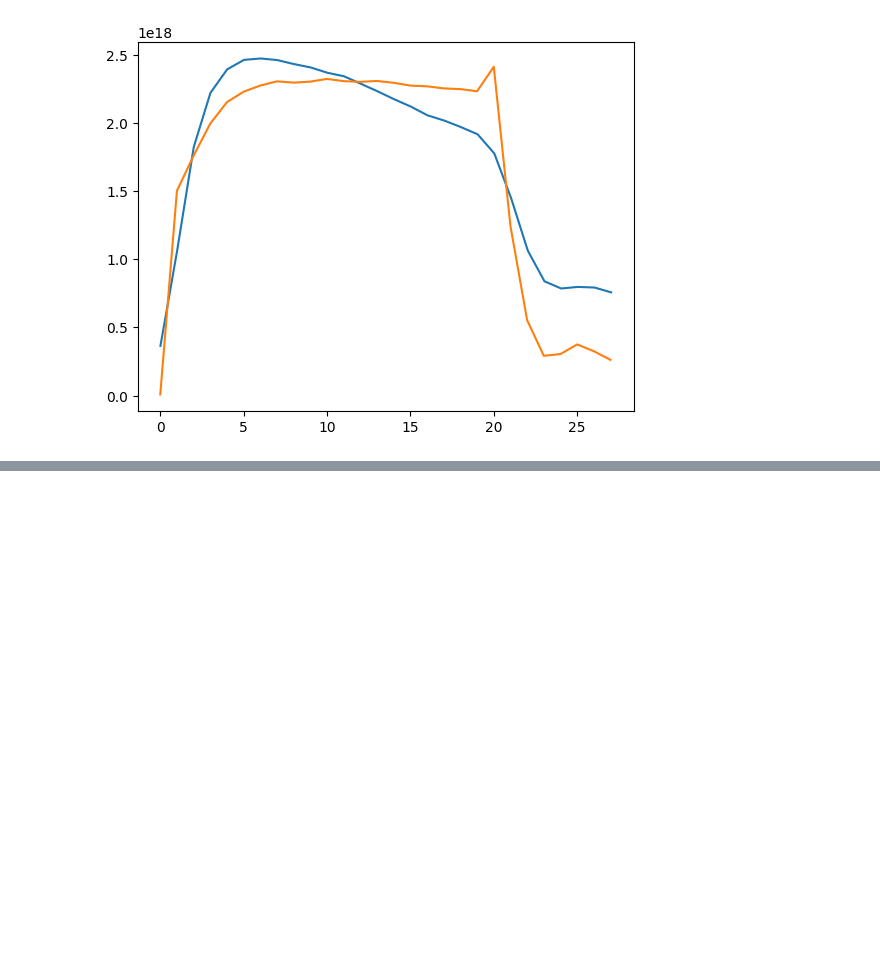
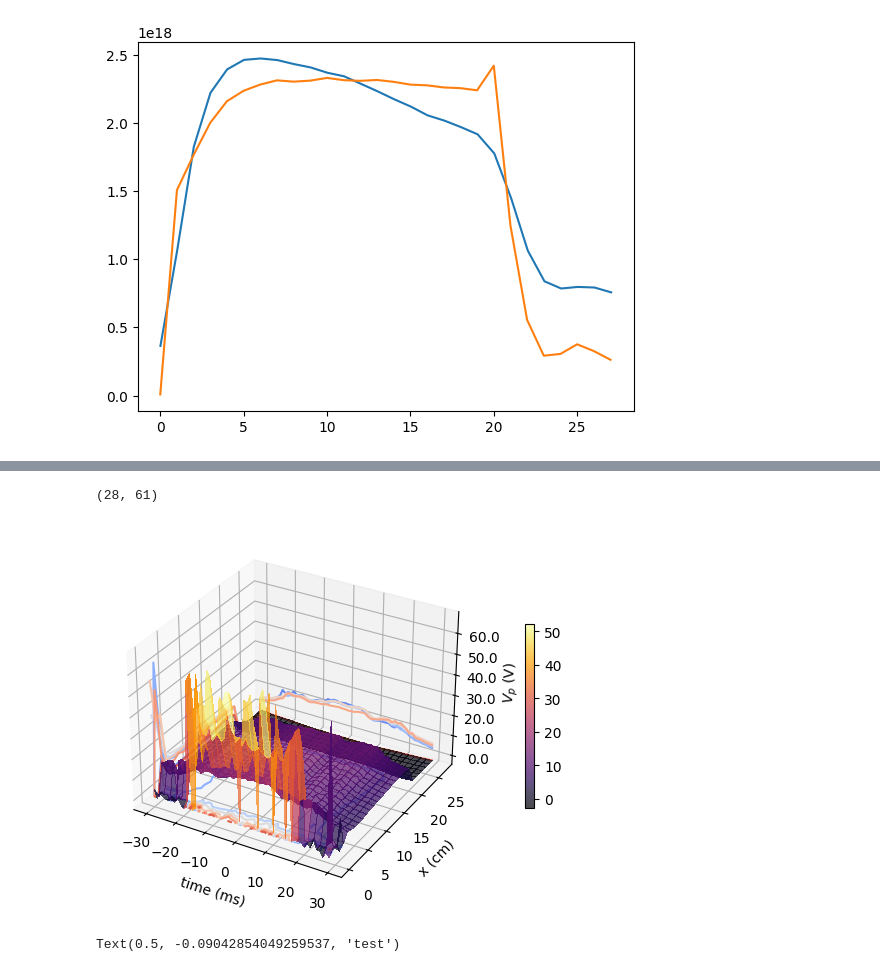
Before and after one commit to tlook19/BaPSF-Research, a Jupyter notebook: test.ipynb, the cells around one changed output, grey strips where cells are left out. Saved outputs shown, nothing was run; the diff lists cells and outputs as text; code cells hidden in the pictures; blank space fills up the shorter version.

```diff
--- a/test.ipynb
+++ b/test.ipynb
@@ -167,0 +220,16 @@ plt.plot(t_int, smint)
+# %%
+plt_fname = "./data/analysisj23/plots/vp_75puff_125ps.pdf"
+y_label = "x (cm)"
+x_label = "time (ms)"
+z_label = "$V_p$ (V)"
+X = (np.arange(61)-30)
+Y = t_int[t_int_ramp_ind]
+Z = pp[:,:,0].transpose()
+plot_3d_surf(X, Y, Z, file_name = plt_fname, xlabel = x_label, ylabel = y_label, zlabel = z_label)
+# %% [output]
+(28, 61)
+[figure, added]
+# %%
+ax.set_xlabel("test")
+# %% [output]
+Text(0.5, -0.09042854049259537, 'test')
```
Also changed, not shown: parts of 27 cells of this notebook, 3 other files.
